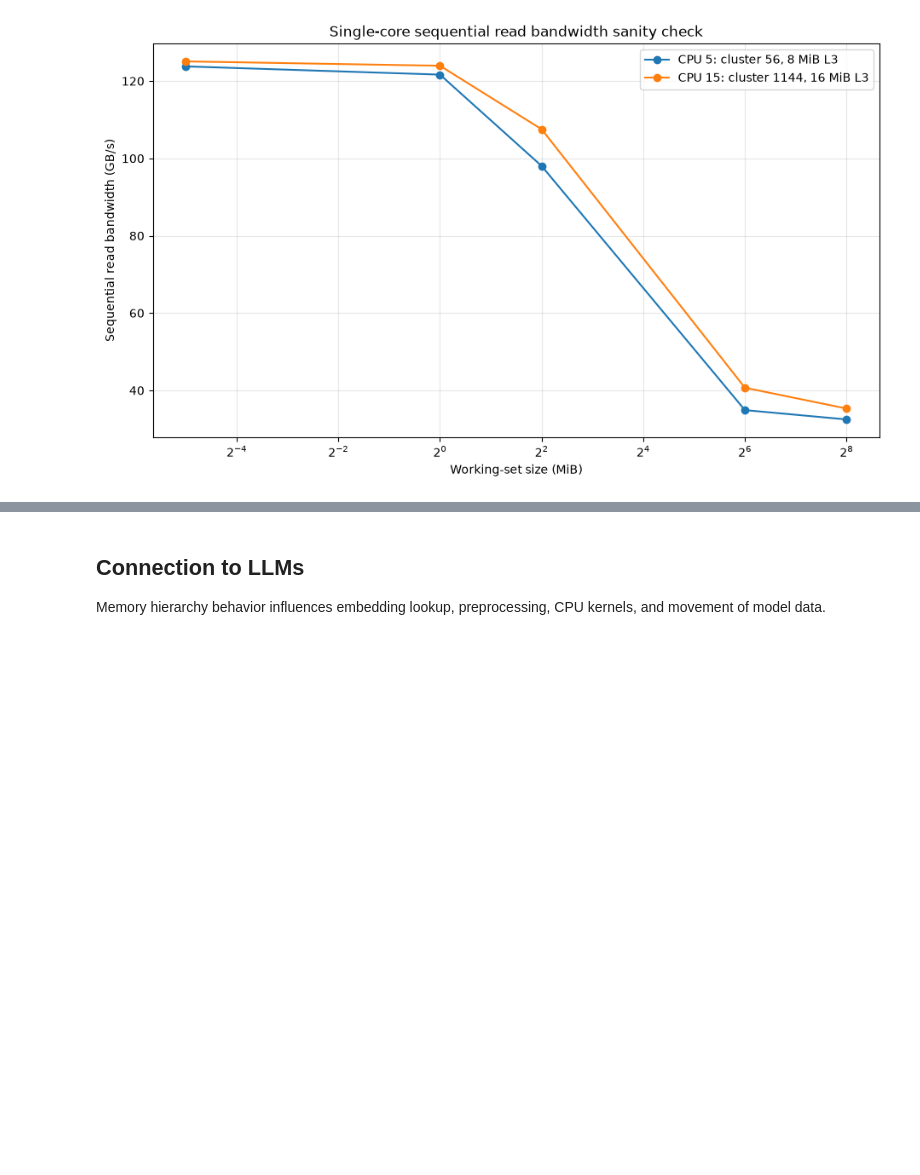
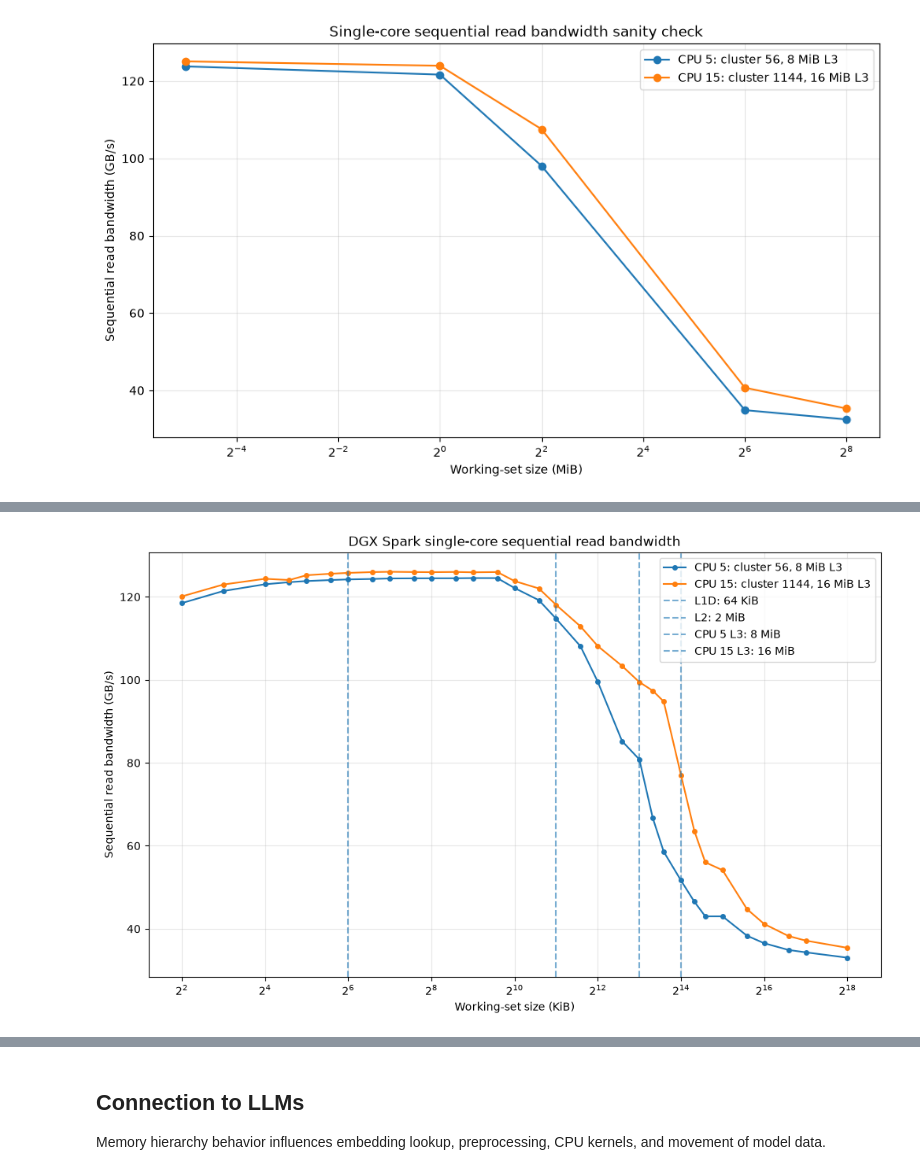
Before and after one commit to coert/dgx-spark-lab, a Jupyter notebook: experiments/00-foundations/02-memory-hierarchy.ipynb, the cells around one changed output, grey strips where cells are left out. Cells and saved outputs as stored; diff of their text form; code cells hidden in the pictures; blank space fills up the shorter version.

Commit message:
Complete memory bandwidth analysis

```diff
--- a/experiments/00-foundations/02-memory-hierarchy.ipynb
+++ b/experiments/00-foundations/02-memory-hierarchy.ipynb
@@ -1196,3 +1310,43 @@ plt.show()
+# %%
+figure, axis = plt.subplots(figsize=(12, 7))
+
+for cpu_id, results in bandwidth_summary.groupby("cpu"):
+    metadata = REPRESENTATIVE_CPUS[int(cpu_id)]
+
+    axis.plot(
+        results["working_set_kib"],
+        results["median_gb_s"],
+        marker="o",
+        markersize=4,
+        label=(
+            f"CPU {cpu_id}: cluster {metadata['cluster_id']}, "
+            f"{metadata['l3_mib']} MiB L3"
+        ),
+    )
+
+for label, boundary_kib in {
+    "L1D: 64 KiB": 64,
+    "L2: 2 MiB": 2 * 1024,
+    "CPU 5 L3: 8 MiB": 8 * 1024,
+    "CPU 15 L3: 16 MiB": 16 * 1024,
+}.items():
+    axis.axvline(
+        boundary_kib,
+        linestyle="--",
+        alpha=0.6,
+        label=label,
+    )
+
+axis.set_xscale("log", base=2)
+axis.set_xlabel("Working-set size (KiB)")
+axis.set_ylabel("Sequential read bandwidth (GB/s)")
+axis.set_title("DGX Spark single-core sequential read bandwidth")
+axis.grid(True, which="both", alpha=0.3)
+axis.legend()
+
+plt.show()
+# %% [output]
+[figure, added]
 # %% [markdown]
 ## Observations
 
```
Also changed, not shown: parts of 4 cells of this notebook.
